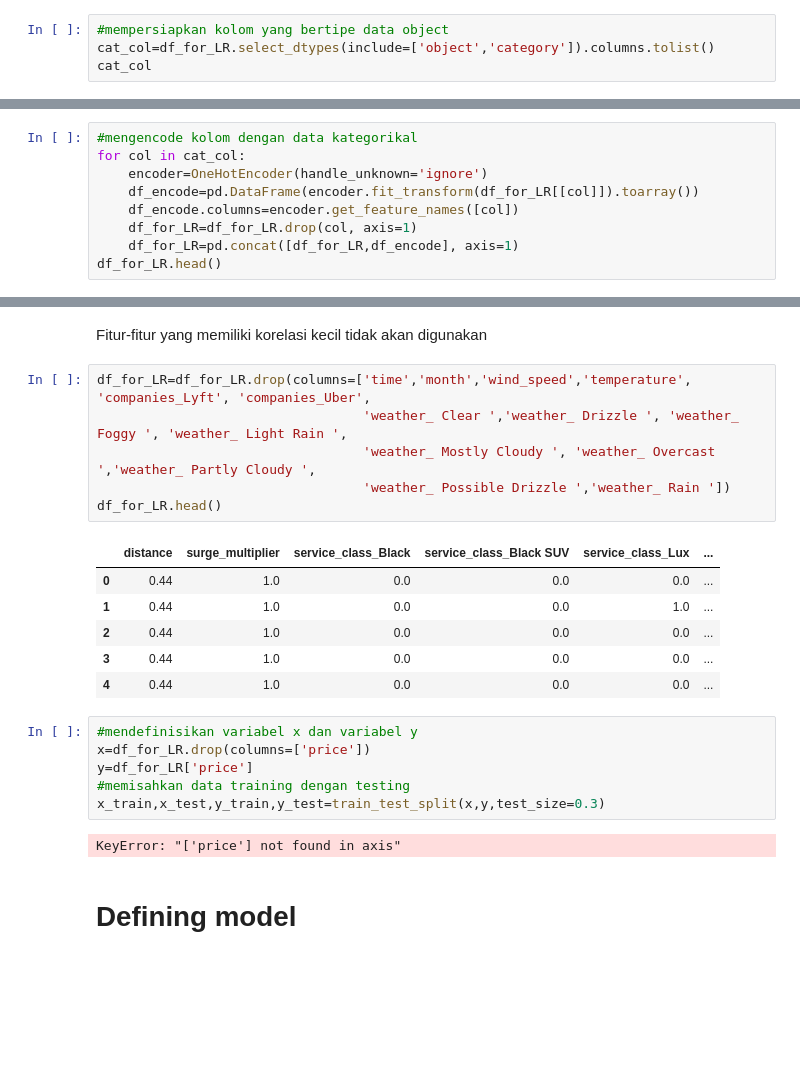
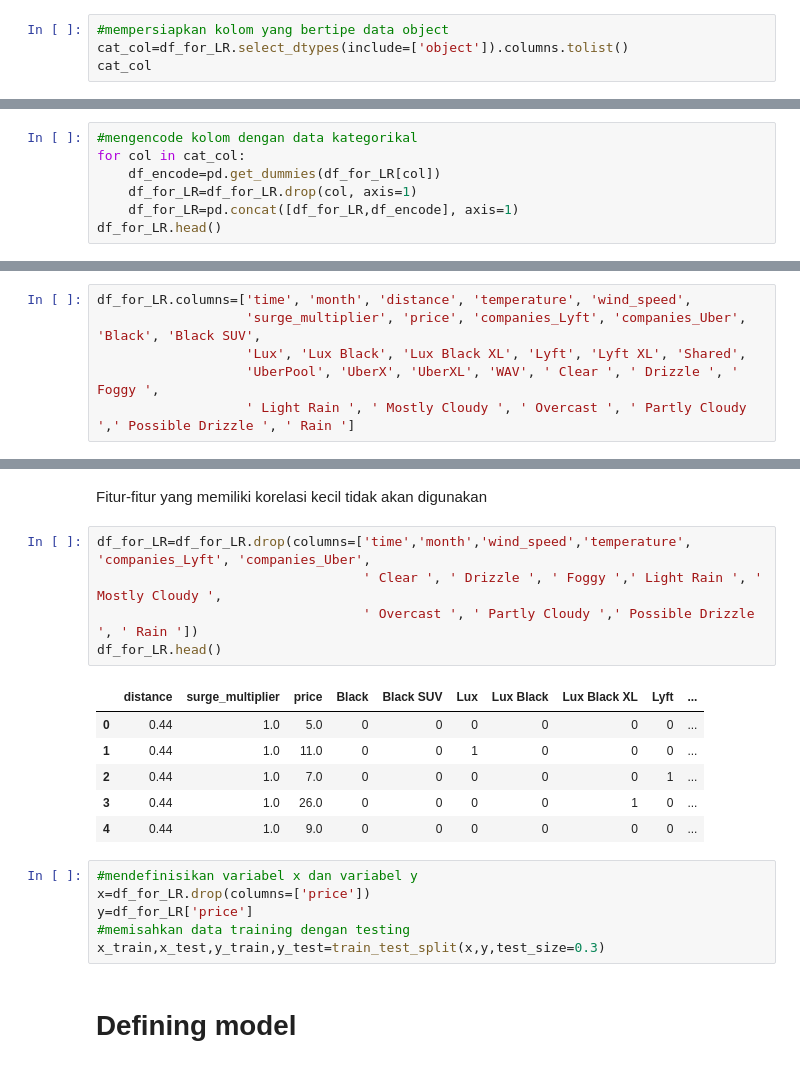
Before and after one commit to HelennaConstantia/PYTN_Kampus-Merdeka_FP1, a Jupyter notebook: PYTN_KampusMerdeka_fp1_Helenna Constantia.ipynb, the cells around one changed output, grey strips where cells are left out. Saved outputs shown, nothing was run; the diff lists cells and outputs as text; blank space fills up the shorter version.

```diff
--- a/PYTN_KampusMerdeka_fp1_Helenna Constantia.ipynb
+++ b/PYTN_KampusMerdeka_fp1_Helenna Constantia.ipynb
@@ -702,16 +712,14 @@ dtypes: float64(5), int64(2), object(3)
 memory usage: 53.5+ MB
 # %%
 #mempersiapkan kolom yang bertipe data object
-cat_col=df_for_LR.select_dtypes(include=['object','category']).columns.tolist()
+cat_col=df_for_LR.select_dtypes(include=['object']).columns.tolist()
 cat_col
 # %% [output]
 ['companies', 'service_class', 'weather']
 # %%
 #mengencode kolom dengan data kategorikal
 for col in cat_col:
-    encoder=OneHotEncoder(handle_unknown='ignore')
-    df_encode=pd.DataFrame(encoder.fit_transform(df_for_LR[[col]]).toarray())
-    df_encode.columns=encoder.get_feature_names([col])
+    df_encode=pd.get_dummies(df_for_LR[col])
     df_for_LR=df_for_LR.drop(col, axis=1)
     df_for_LR=pd.concat([df_for_LR,df_encode], axis=1)
 df_for_LR.head()
@@ -739 +742,7 @@ Index(['time', 'month', 'distance', 'temperature', 'wind_speed',
       dtype='object')
+# %%
+df_for_LR.columns=['time', 'month', 'distance', 'temperature', 'wind_speed',
+                   'surge_multiplier', 'price', 'companies_Lyft', 'companies_Uber', 'Black', 'Black SUV',
+                   'Lux', 'Lux Black', 'Lux Black XL', 'Lyft', 'Lyft XL', 'Shared',
+                   'UberPool', 'UberX', 'UberXL', 'WAV', ' Clear ', ' Drizzle ', ' Foggy ',
+                   ' Light Rain ', ' Mostly Cloudy ', ' Overcast ', ' Partly Cloudy ',' Possible Drizzle ', ' Rain ']
@@ -786,25 +827,22 @@ plt.show()
 Fitur-fitur yang memiliki korelasi kecil tidak akan digunakan
 # %%
 df_for_LR=df_for_LR.drop(columns=['time','month','wind_speed','temperature', 'companies_Lyft', 'companies_Uber',
-                                  'weather_ Clear ','weather_ Drizzle ', 'weather_ Foggy ', 'weather_ Light Rain ',
-                                  'weather_ Mostly Cloudy ', 'weather_ Overcast ','weather_ Partly Cloudy ',
-                                  'weather_ Possible Drizzle ','weather_ Rain '])
+                                  ' Clear ', ' Drizzle ', ' Foggy ',' Light Rain ', ' Mostly Cloudy ',
+                                  ' Overcast ', ' Partly Cloudy ',' Possible Drizzle ', ' Rain '])
 df_for_LR.head()
 # %% [output]
-|  | distance | surge_multiplier | service_class_Black | service_class_Black SUV | service_class_Lux | ... |
-| 0 | 0.44 | 1.0 | 0.0 | 0.0 | 0.0 | ... |
-| 1 | 0.44 | 1.0 | 0.0 | 0.0 | 1.0 | ... |
-| 2 | 0.44 | 1.0 | 0.0 | 0.0 | 0.0 | ... |
-| 3 | 0.44 | 1.0 | 0.0 | 0.0 | 0.0 | ... |
-| 4 | 0.44 | 1.0 | 0.0 | 0.0 | 0.0 | ... |
+|  | distance | surge_multiplier | price | Black | Black SUV | Lux | Lux Black | Lux Black XL | Lyft | ... |
+| 0 | 0.44 | 1.0 | 5.0 | 0 | 0 | 0 | 0 | 0 | 0 | ... |
+| 1 | 0.44 | 1.0 | 11.0 | 0 | 0 | 1 | 0 | 0 | 0 | ... |
+| 2 | 0.44 | 1.0 | 7.0 | 0 | 0 | 0 | 0 | 0 | 1 | ... |
+| 3 | 0.44 | 1.0 | 26.0 | 0 | 0 | 0 | 0 | 1 | 0 | ... |
+| 4 | 0.44 | 1.0 | 9.0 | 0 | 0 | 0 | 0 | 0 | 0 | ... |
 # %%
 #mendefinisikan variabel x dan variabel y
 x=df_for_LR.drop(columns=['price'])
 y=df_for_LR['price']
 #memisahkan data training dengan testing
 x_train,x_test,y_train,y_test=train_test_split(x,y,test_size=0.3)
-# %% [output]
-KeyError: "['price'] not found in axis"
 # %% [markdown]
 # Defining model
 # %%
```
Also changed, not shown: parts of 18 cells of this notebook.
